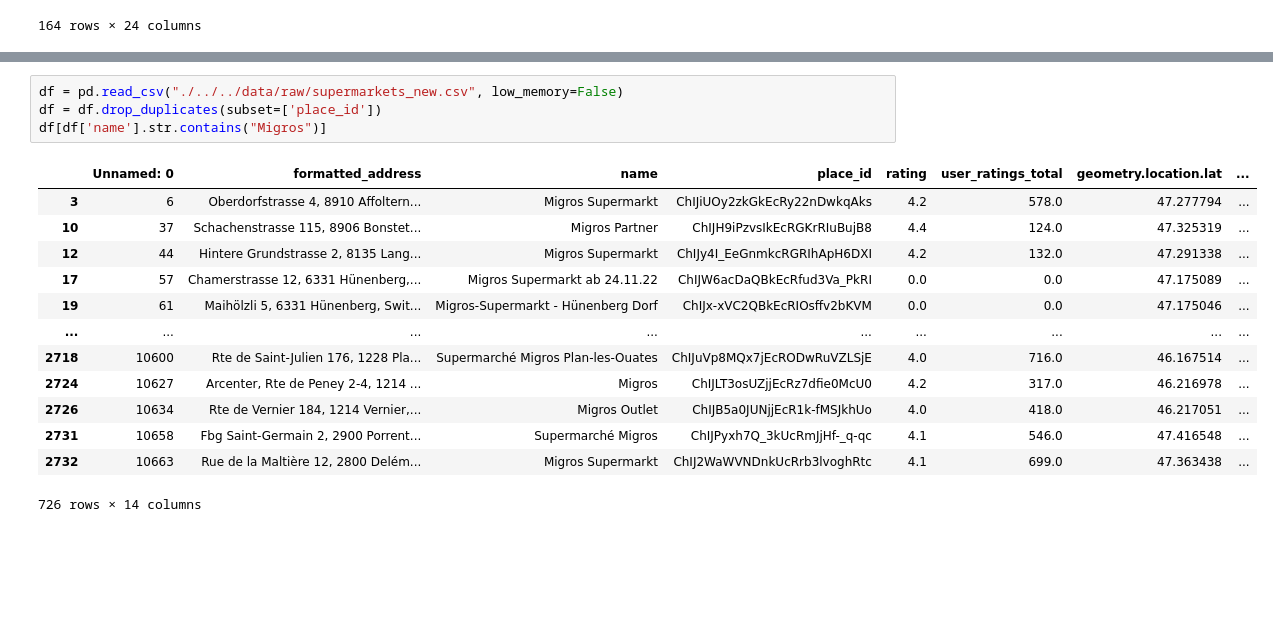
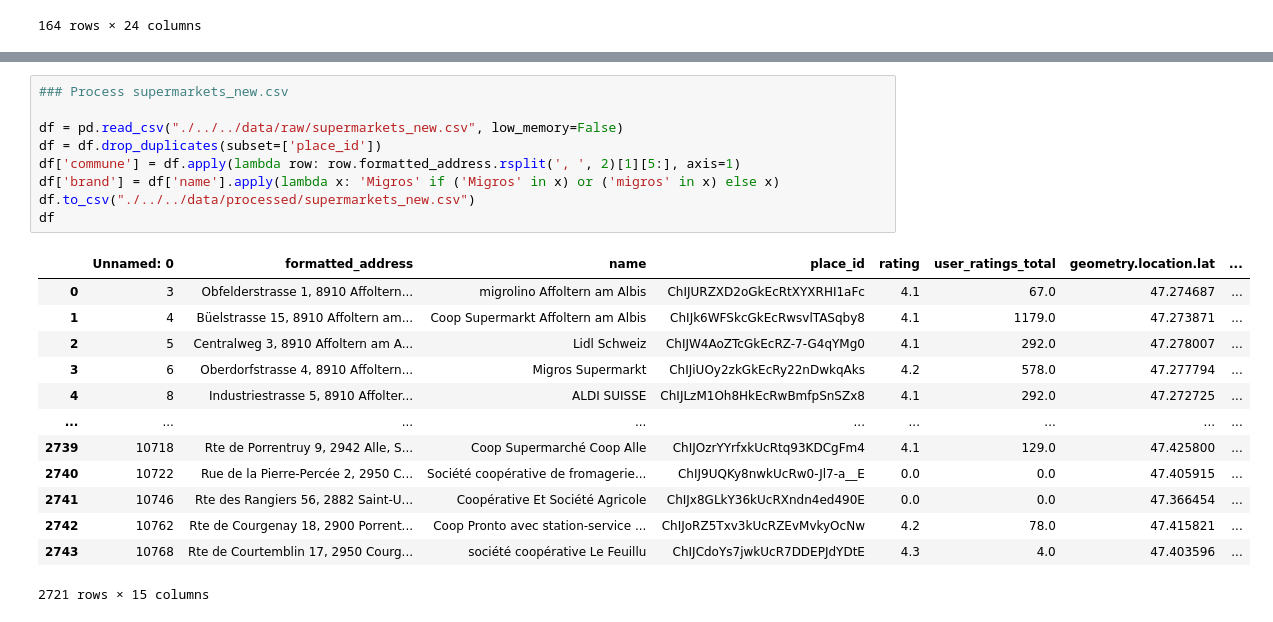
Before and after one commit to cuongmits/migros-stores-consultancy, a Jupyter notebook: src/DataProcessor/GoogleMapDataCollector.ipynb, the cells around one changed output, grey strips where cells are left out. Cells and saved outputs as stored; diff of their text form; blank space fills up the shorter version.

Commit message:
Fix fetching commune from address

```diff
--- a/src/DataProcessor/GoogleMapDataCollector.ipynb
+++ b/src/DataProcessor/GoogleMapDataCollector.ipynb
@@ -198,18 +150,23 @@ df
 # %%
+### Process supermarkets_new.csv
+
 df = pd.read_csv("./../../data/raw/supermarkets_new.csv", low_memory=False)
 df = df.drop_duplicates(subset=['place_id'])
-df[df['name'].str.contains("Migros")]
+df['commune'] = df.apply(lambda row: row.formatted_address.rsplit(', ', 2)[1][5:], axis=1)
+df['brand'] = df['name'].apply(lambda x: 'Migros' if ('Migros' in x) or ('migros' in x) else x)
+df.to_csv("./../../data/processed/supermarkets_new.csv")
+df
 # %% [output]
 |  | Unnamed: 0 | formatted_address | name | place_id | rating | user_ratings_total | geometry.location.lat | ... |
+| 0 | 3 | Obfelderstrasse 1, 8910 Affoltern... | migrolino Affoltern am Albis | ChIJURZXD2oGkEcRtXYXRHI1aFc | 4.1 | 67.0 | 47.274687 | ... |
+| 1 | 4 | Büelstrasse 15, 8910 Affoltern am... | Coop Supermarkt Affoltern am Albis | ChIJk6WFSkcGkEcRwsvlTASqby8 | 4.1 | 1179.0 | 47.273871 | ... |
+| 2 | 5 | Centralweg 3, 8910 Affoltern am A... | Lidl Schweiz | ChIJW4AoZTcGkEcRZ-7-G4qYMg0 | 4.1 | 292.0 | 47.278007 | ... |
 | 3 | 6 | Oberdorfstrasse 4, 8910 Affoltern... | Migros Supermarkt | ChIJiUOy2zkGkEcRy22nDwkqAks | 4.2 | 578.0 | 47.277794 | ... |
-| 10 | 37 | Schachenstrasse 115, 8906 Bonstet... | Migros Partner | ChIJH9iPzvsIkEcRGKrRIuBujB8 | 4.4 | 124.0 | 47.325319 | ... |
-| 12 | 44 | Hintere Grundstrasse 2, 8135 Lang... | Migros Supermarkt | ChIJy4I_EeGnmkcRGRIhApH6DXI | 4.2 | 132.0 | 47.291338 | ... |
-| 17 | 57 | Chamerstrasse 12, 6331 Hünenberg,... | Migros Supermarkt ab 24.11.22 | ChIJW6acDaQBkEcRfud3Va_PkRI | 0.0 | 0.0 | 47.175089 | ... |
-| 19 | 61 | Maihölzli 5, 6331 Hünenberg, Swit... | Migros-Supermarkt - Hünenberg Dorf | ChIJx-xVC2QBkEcRIOsffv2bKVM | 0.0 | 0.0 | 47.175046 | ... |
+| 4 | 8 | Industriestrasse 5, 8910 Affolter... | ALDI SUISSE | ChIJLzM1Oh8HkEcRwBmfpSnSZx8 | 4.1 | 292.0 | 47.272725 | ... |
 | ... | ... | ... | ... | ... | ... | ... | ... | ... |
-| 2718 | 10600 | Rte de Saint-Julien 176, 1228 Pla... | Supermarché Migros Plan-les-Ouates | ChIJuVp8MQx7jEcRODwRuVZLSjE | 4.0 | 716.0 | 46.167514 | ... |
-| 2724 | 10627 | Arcenter, Rte de Peney 2-4, 1214 ... | Migros | ChIJLT3osUZjjEcRz7dfie0McU0 | 4.2 | 317.0 | 46.216978 | ... |
-| 2726 | 10634 | Rte de Vernier 184, 1214 Vernier,... | Migros Outlet | ChIJB5a0JUNjjEcR1k-fMSJkhUo | 4.0 | 418.0 | 46.217051 | ... |
-| 2731 | 10658 | Fbg Saint-Germain 2, 2900 Porrent... | Supermarché Migros | ChIJPyxh7Q_3kUcRmJjHf-_q-qc | 4.1 | 546.0 | 47.416548 | ... |
-| 2732 | 10663 | Rue de la Maltière 12, 2800 Delém... | Migros Supermarkt | ChIJ2WaWVNDnkUcRrb3lvoghRtc | 4.1 | 699.0 | 47.363438 | ... |
+| 2739 | 10718 | Rte de Porrentruy 9, 2942 Alle, S... | Coop Supermarché Coop Alle | ChIJOzrYYrfxkUcRtq93KDCgFm4 | 4.1 | 129.0 | 47.425800 | ... |
+| 2740 | 10722 | Rue de la Pierre-Percée 2, 2950 C... | Société coopérative de fromagerie... | ChIJ9UQKy8nwkUcRw0-Jl7-a__E | 0.0 | 0.0 | 47.405915 | ... |
+| 2741 | 10746 | Rte des Rangiers 56, 2882 Saint-U... | Coopérative Et Société Agricole | ChIJx8GLkY36kUcRXndn4ed490E | 0.0 | 0.0 | 47.366454 | ... |
+| 2742 | 10762 | Rte de Courgenay 18, 2900 Porrent... | Coop Pronto avec station-service ... | ChIJoRZ5Txv3kUcRZEvMvkyOcNw | 4.2 | 78.0 | 47.415821 | ... |
+| 2743 | 10768 | Rte de Courtemblin 17, 2950 Courg... | société coopérative Le Feuillu | ChIJCdoYs7jwkUcR7DDEPJdYDtE | 4.3 | 4.0 | 47.403596 | ... |
-726 rows × 14 columns
+2721 rows × 15 columns
```
Also changed, not shown: parts of 6 cells of this notebook, 2 other files.
